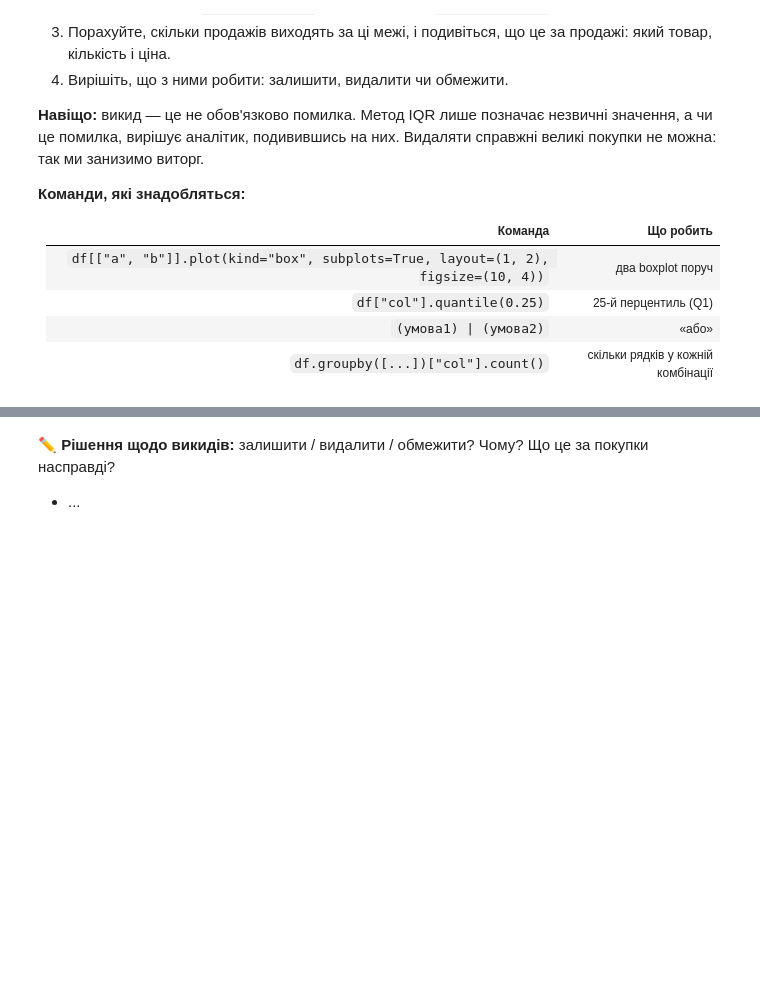
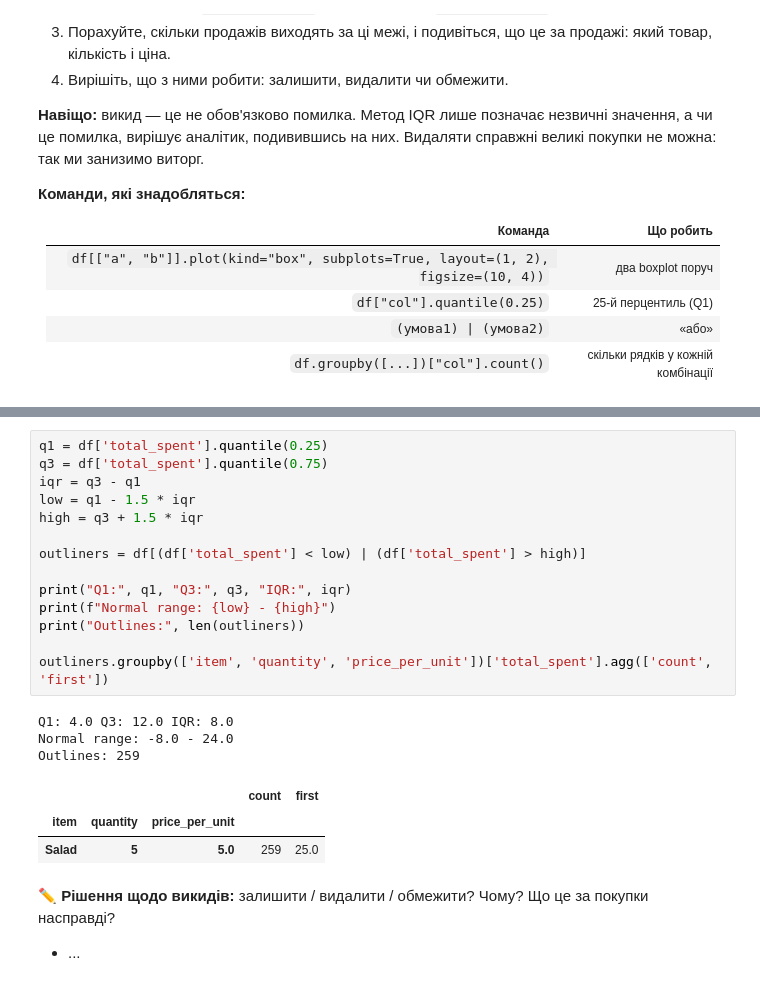
Before and after one commit to KsiuTretyakova/cafe_sales_DTA2026, a Jupyter notebook: notebooks/eda_cafe_sales.ipynb, the cells around one changed output, grey strips where cells are left out. Saved outputs shown, nothing was run; the diff lists cells and outputs as text; blank space fills up the shorter version.

```diff
--- a/notebooks/eda_cafe_sales.ipynb
+++ b/notebooks/eda_cafe_sales.ipynb
@@ -992,3 +1029,24 @@ print(f"{len(ex)} --> {len(ex.dropna())}")
+# %%
+q1 = df['total_spent'].quantile(0.25)
+q3 = df['total_spent'].quantile(0.75)
+iqr = q3 - q1
+low = q1 - 1.5 * iqr
+high = q3 + 1.5 * iqr
+
+outliners = df[(df['total_spent'] < low) | (df['total_spent'] > high)]
+
+print("Q1:", q1, "Q3:", q3, "IQR:", iqr)
+print(f"Normal range: {low} - {high}")
+print("Outlines:", len(outliners))
+
+outliners.groupby(['item', 'quantity', 'price_per_unit'])['total_spent'].agg(['count', 'first'])
+# %% [output]
+Q1: 4.0 Q3: 12.0 IQR: 8.0
+Normal range: -8.0 - 24.0
+Outlines: 259
+|  |  |  | count | first |
+| item | quantity | price_per_unit |  |  |
+| Salad | 5 | 5.0 | 259 | 25.0 |
 # %% [markdown]
 ✏️ **Рішення щодо викидів:** залишити / видалити / обмежити? Чому? Що це за покупки насправді?
 
```
Also changed, not shown: parts of 13 cells of this notebook.
